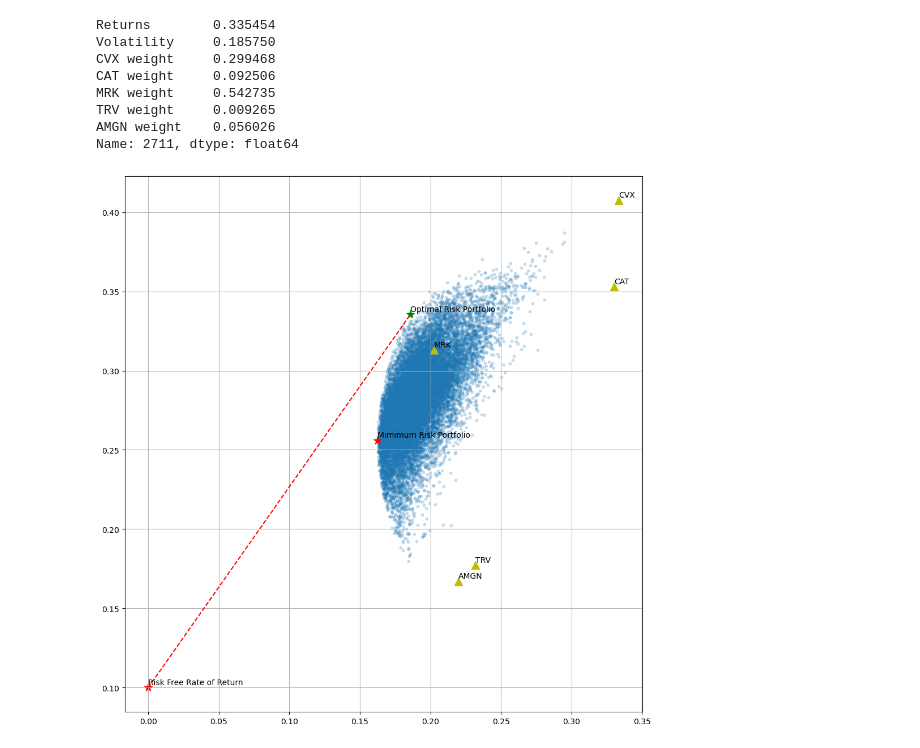
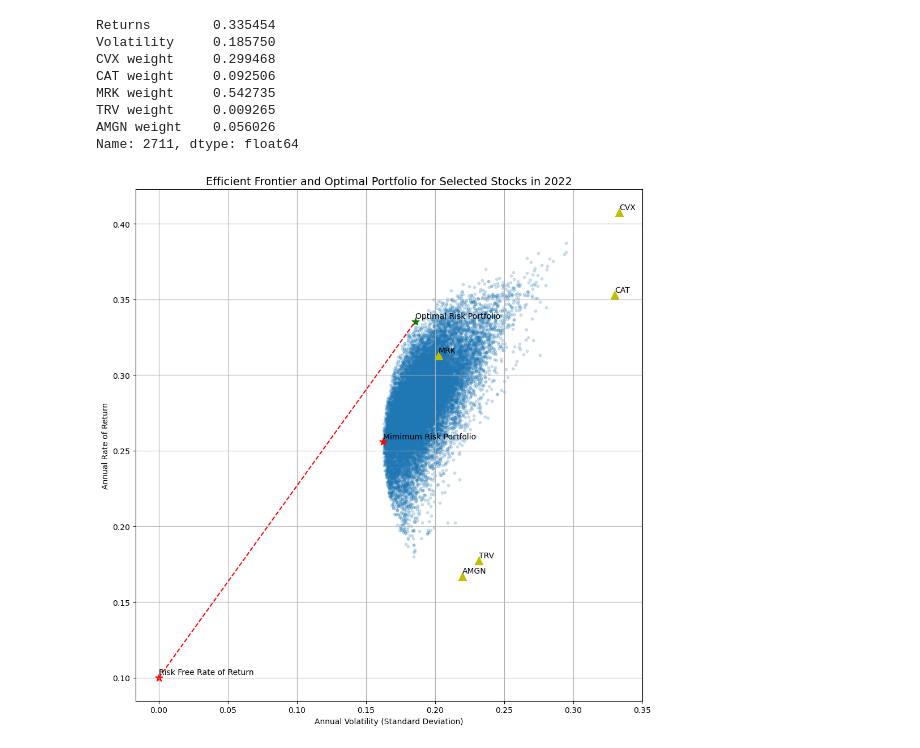
Before and after one commit to juansierra1182/Class-7.1, a Jupyter notebook: Efficient_Frontier.ipynb, the cells around one changed output. Cells and saved outputs as stored; diff of their text form; code cells hidden in the pictures.

Commit message:
updating charts

```diff
--- a/Efficient_Frontier.ipynb
+++ b/Efficient_Frontier.ipynb
@@ -94,29 +94,35 @@ Name: 2711, dtype: float64
 # %%
 
 # Plot efficient frontier
 
 plt.subplots(figsize=(10, 10))
 plt.scatter(portfolios['Volatility'], portfolios['Returns'],marker='o', s=10, alpha=0.2)
 plt.scatter(min_vol_port[1], min_vol_port[0], color='r', marker='*', s=100)
 plt.scatter(optimal_risky_port[1], optimal_risky_port[0], color='g', marker='*', s=100)
 plt.scatter(individual_stocks["Volatility"], individual_stocks["Annual Returns"], color='y',marker= '^', s=100)
 plt.scatter(x=0, y=rf, color = 'r', marker ='*',s=100)
 
 #Plotting the Risk Free to Optimal Portfolio line
 
 x_values = [0, optimal_risky_port[1]]
 y_values = [rf, optimal_risky_port[0]]
 plt.plot(x_values, y_values, "r--")
 
 # Embellishing the plot
 plt.grid()
 for i in range(len(individual_stocks)):
     plt.annotate((individual_stocks.index.to_list())[i], (individual_stocks["Volatility"].to_list()[i], individual_stocks["Annual Returns"].to_list()[i] + 0.002))
 plt.annotate("Optimal Risk Portfolio", (optimal_risky_port[1], optimal_risky_port[0] + 0.002))
 plt.annotate("Mimimum Risk Portfolio", (min_vol_port[1], min_vol_port[0] + 0.002))
 plt.annotate("Risk Free Rate of Return", (0, rf + 0.002))
+plt.xlabel("Annual Volatility (Standard Deviation)")
+plt.ylabel("Annual Rate of Return")
+plt.title("Efficient Frontier and Optimal Portfolio for Selected Stocks in 2022", fontsize = 14)
 
 plt.tight_layout()
+
+plt.savefig("Outputs/efficient_frontier.png")
+
 plt.show()
 # %% [output]
-[figure, old version]
+[figure, new version]
```
Also changed, not shown: 5 other files.
